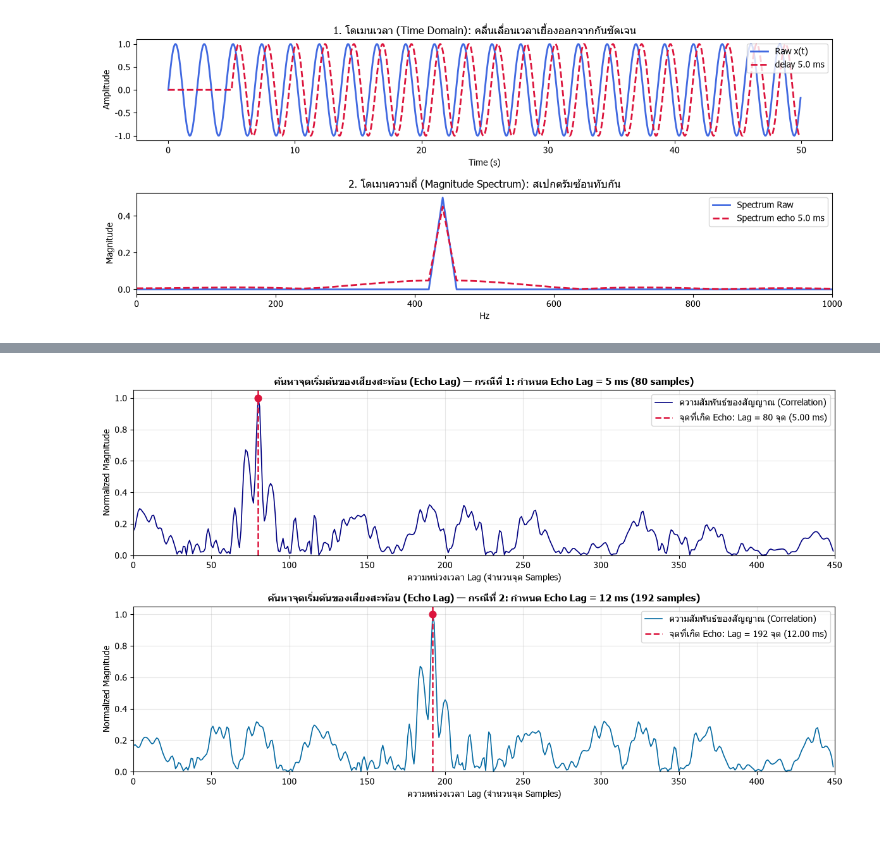
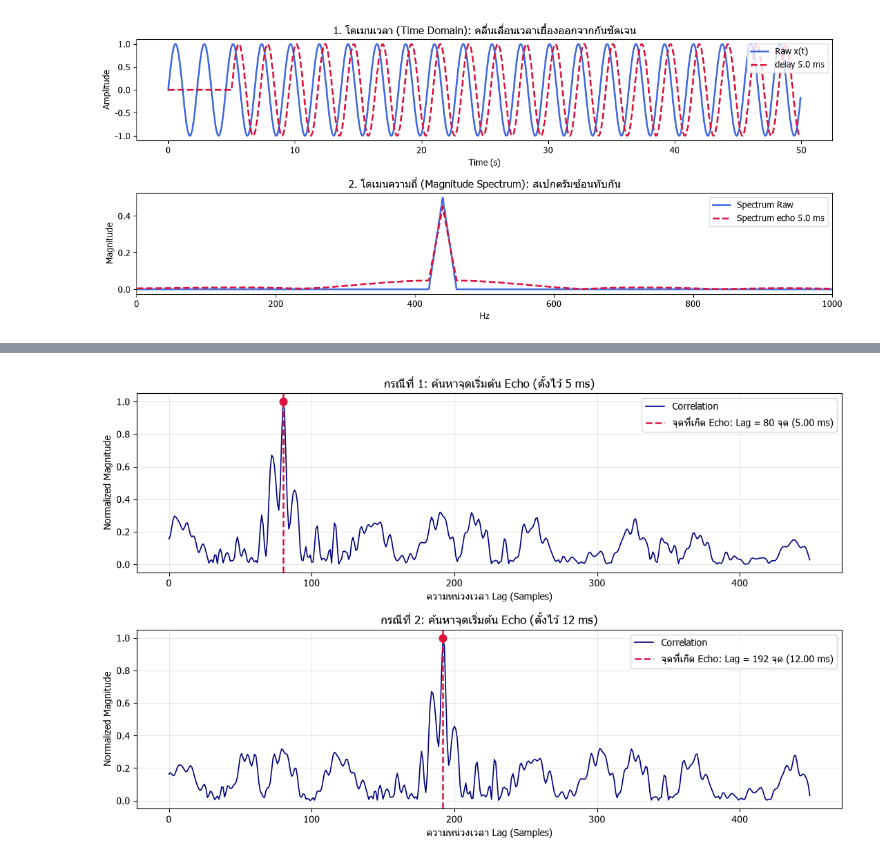
Before and after one commit to KhaoTaiKi/dsp-aec-project, a Jupyter notebook: notebooks/main.ipynb, the cells around one changed output, grey strips where cells are left out. Drawn from its saved outputs; the diff is of its cells as text; code cells hidden in the pictures; blank space fills up the shorter version.

Commit message:
feat(main): simplify cell 2 to direct line-by-line 2-lag cross-correlation without loops

```diff
--- a/notebooks/main.ipynb
+++ b/notebooks/main.ipynb
@@ -53,57 +53,63 @@ plt.tight_layout()
 # %% [output]
 [figure]
 # %%
-# ==============================================================================
-# ค้นหาจุดเริ่มต้นของเสียงสะท้อน (Echo Lag) เปรียบเทียบ 2 กรณี: 5 ms และ 12 ms
-# ==============================================================================
-# 1. โหลดข้อมูลทั้ง 2 กรณี (Lag = 5 ms และ Lag = 12 ms)
-t1, raw1, echo1, fs = get_scenario_audio(scenario=1, clip_idx1=0, reverb_level=1, lag_ms=5.0)
-t2, raw2, echo2, _ = get_scenario_audio(scenario=1, clip_idx1=0, reverb_level=1, lag_ms=12.0)
+# ==========================================================
+# 1. กรณีที่ 1: Echo Lag 5 ms (80 samples)
+# ==========================================================
+t, raw, echo1, fs = get_scenario_audio(scenario=1, clip_idx1=0, reverb_level=1, lag_ms=5)
 
-test_cases = [
-    {"title": "กรณีที่ 1: กำหนด Echo Lag = 5 ms (80 samples)", "raw": raw1, "echo": echo1, "color": "navy", "accent": "crimson"},
-    {"title": "กรณีที่ 2: กำหนด Echo Lag = 12 ms (192 samples)", "raw": raw2, "echo": echo2, "color": "#0369a1", "accent": "crimson"},
-]
+seg_len = fs * 1
+corr1 = np.correlate(echo1[:seg_len], raw[:seg_len], mode="full")
+lags = np.arange(-seg_len + 1, seg_len)
 
-plt.figure(figsize=(12, 7))
+max_lag_show = 450
+zero_idx = seg_len - 1
 
-for idx, case in enumerate(test_cases, 1):
-    raw_sig = case["raw"]
-    echo_sig = case["echo"]
+lags_view = lags[zero_idx : zero_idx + max_lag_show]
+corr_view1 = np.abs(corr1[zero_idx : zero_idx + max_lag_show])
+corr_view1 = corr_view1 / np.max(corr_view1)
 
-    # คำนวณ Cross-Correlation ช่วง 1 วินาทีแรก
-    seg_len = fs * 1
-    corr = np.correlate(echo_sig[:seg_len], raw_sig[:seg_len], mode="full")
-    lags = np.arange(-seg_len + 1, seg_len)
-    max_lag_show = 450
-    zero_idx = seg_len - 1
+lag1 = lags_view[np.argmax(corr_view1)]
+ms1 = lag1 / fs * 1000
 
-    # ตัดมาเฉพาะช่วง Lag 0 ถึง 450 จุด และทำเป็นค่าความแรง Normalized (0 ถึง 1)
-    lags_view = lags[zero_idx : zero_idx + max_lag_show]
-    corr_view = np.abs(corr[zero_idx : zero_idx + max_lag_show])
-    corr_view = corr_view / np.max(corr_view)
+# ==========================================================
+# 2. กรณีที่ 2: Echo Lag 12 ms (192 samples)
+# ==========================================================
+_, _, echo2, _ = get_scenario_audio(scenario=1, clip_idx1=0, reverb_level=1, lag_ms=12)
 
-    # ค้นหาจุดที่เกิด Echo แรงที่สุดอัตโนมัติด้วย np.argmax
-    detected_lag = lags_view[np.argmax(corr_view)]
-    detected_ms = detected_lag / fs * 1000.0
+corr2 = np.correlate(echo2[:seg_len], raw[:seg_len], mode="full")
+corr_view2 = np.abs(corr2[zero_idx : zero_idx + max_lag_show])
+corr_view2 = corr_view2 / np.max(corr_view2)
 
-    print(f"🎯 {case['title']}")
-    print(f"   -> จุดที่ตรวจพบ: Lag = {detected_lag} จุด ({detected_ms:.2f} ms)")
+lag2 = lags_view[np.argmax(corr_view2)]
+ms2 = lag2 / fs * 1000
 
-    # พล็อตกราฟ Subplot
-    plt.subplot(2, 1, idx)
-    plt.plot(lags_view, corr_view, color=case["color"], linewidth=1.2, label="ความสัมพันธ์ของสัญญาณ (Correlation)")
-    plt.axvline(detected_lag, color=case["accent"], linestyle="--", linewidth=1.8,
-                label=f"จุดที่เกิด Echo: Lag = {detected_lag} จุด ({detected_ms:.2f} ms)")
-    plt.scatter([detected_lag], [1.0], color=case["accent"], s=60, zorder=5)
+# ==========================================================
+# 3. พล็อตกราฟเปรียบเทียบ 2 อัน
+# ==========================================================
+plt.figure(figsize=(11, 7))
 
-    plt.title(f"ค้นหาจุดเริ่มต้นของเสียงสะท้อน (Echo Lag) — {case['title']}", fontsize=11, fontweight="bold")
-    plt.xlabel("ความหน่วงเวลา Lag (จำนวนจุด Samples)")
-    plt.ylabel("Normalized Magnitude")
-    plt.xlim(0, max_lag_show)
-    plt.ylim(0, 1.05)
-    plt.legend(loc="upper right")
-    plt.grid(True, alpha=0.3)
+# กราฟที่ 1 (5 ms)
+plt.subplot(2, 1, 1)
+plt.plot(lags_view, corr_view1, color="navy", linewidth=1.2, label="Correlation")
+plt.axvline(lag1, color="crimson", linestyle="--", linewidth=1.8, label=f"จุดที่เกิด Echo: Lag = {lag1} จุด ({ms1:.2f} ms)")
+plt.scatter([lag1], [1.0], color="crimson", s=60, zorder=5)
+plt.title("กรณีที่ 1: ค้นหาจุดเริ่มต้น Echo (ตั้งไว้ 5 ms)")
+plt.xlabel("ความหน่วงเวลา Lag (Samples)")
+plt.ylabel("Normalized Magnitude")
+plt.legend(loc="upper right")
+plt.grid(True, alpha=0.3)
+
+# กราฟที่ 2 (12 ms)
+plt.subplot(2, 1, 2)
+plt.plot(lags_view, corr_view2, color="navy", linewidth=1.2, label="Correlation")
+plt.axvline(lag2, color="crimson", linestyle="--", linewidth=1.8, label=f"จุดที่เกิด Echo: Lag = {lag2} จุด ({ms2:.2f} ms)")
+plt.scatter([lag2], [1.0], color="crimson", s=60, zorder=5)
+plt.title("กรณีที่ 2: ค้นหาจุดเริ่มต้น Echo (ตั้งไว้ 12 ms)")
+plt.xlabel("ความหน่วงเวลา Lag (Samples)")
+plt.ylabel("Normalized Magnitude")
+plt.legend(loc="upper right")
+plt.grid(True, alpha=0.3)
 
 plt.tight_layout()
 plt.show()
@@ -117 +119 @@ plt.show()
-[figure, old version]
+[figure, new version]
```
Also changed, not shown: parts of 1 cell of this notebook.
